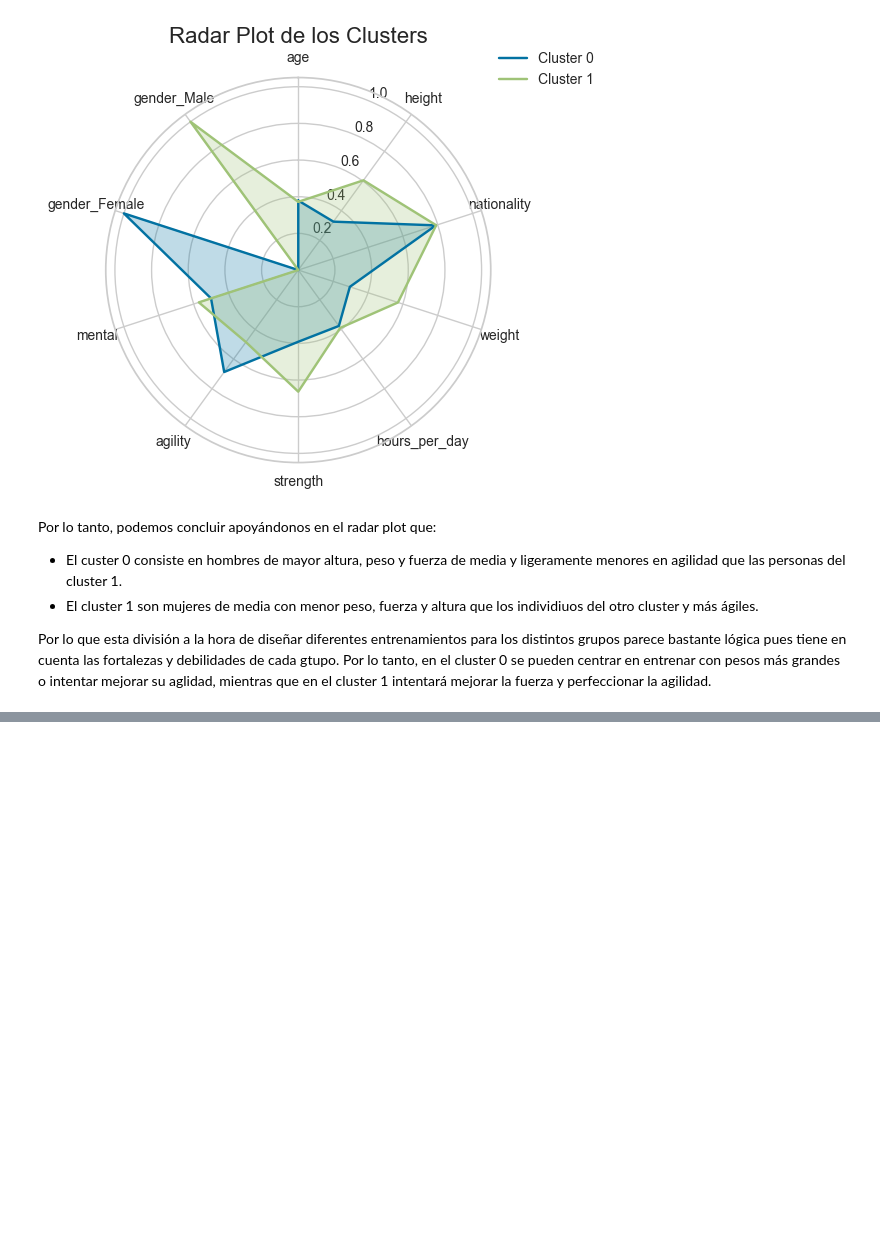
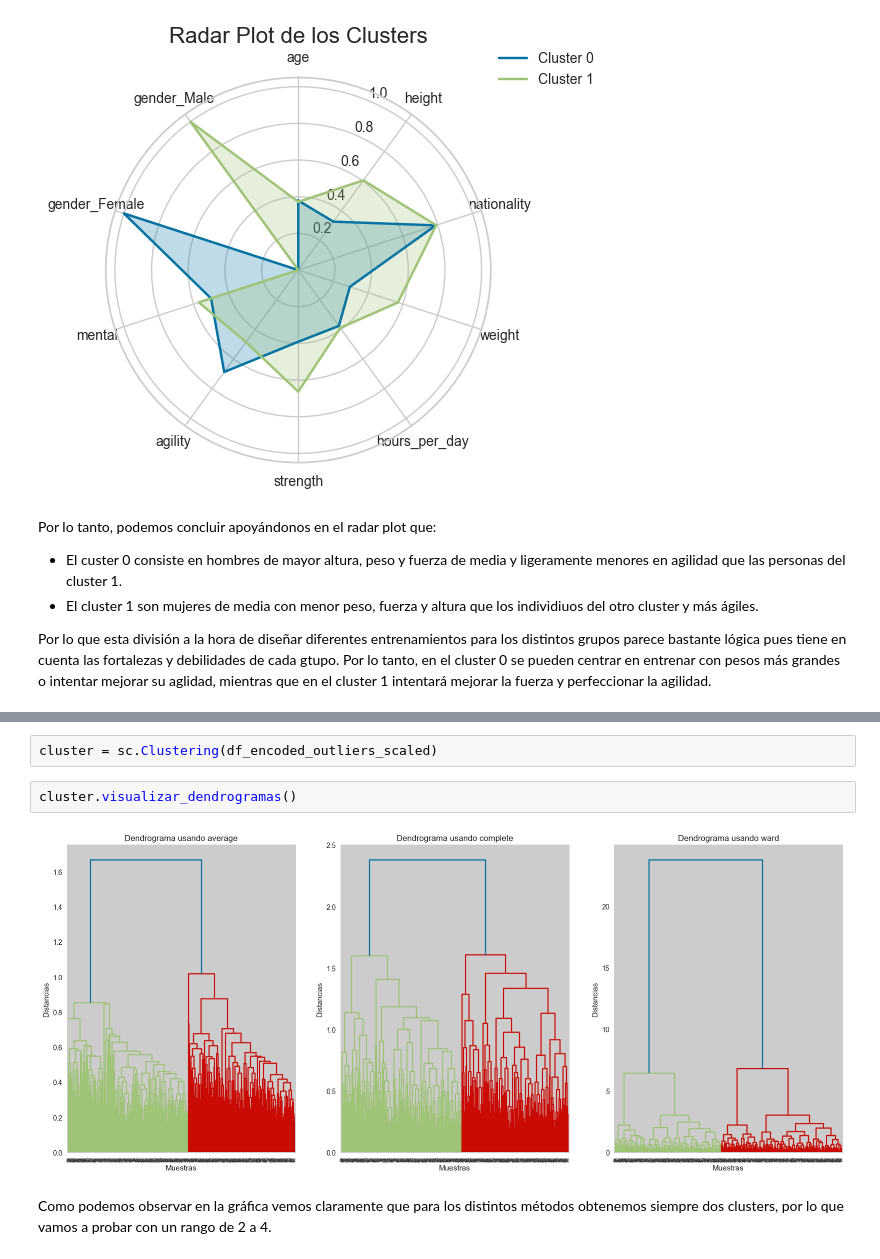
Before and after one commit to elenacano/laboratorio-modulo9-leccion01-clustering, a Jupyter notebook: laboratorio-clustering.ipynb, the cells around one changed output, grey strips where cells are left out. Drawn from its saved outputs; the diff is of its cells as text; blank space fills up the shorter version.

```diff
--- a/laboratorio-clustering.ipynb
+++ b/laboratorio-clustering.ipynb
@@ -329,0 +353,8 @@ Por lo que esta división a la hora de diseñar diferentes entrenamientos para l
+# %%
+cluster = sc.Clustering(df_encoded_outliers_scaled)
+# %%
+cluster.visualizar_dendrogramas()
+# %% [output]
+[figure, added]
+# %% [markdown]
+Como podemos observar en la gráfica vemos claramente que para los distintos métodos obtenemos siempre dos clusters, por lo que vamos a probar con un rango de 2 a 4.
```
Also changed, not shown: parts of 21 cells of this notebook, 1 other file.
